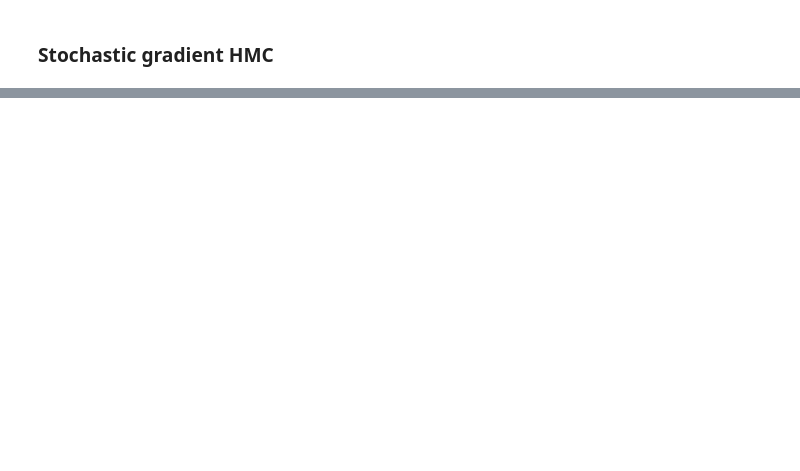
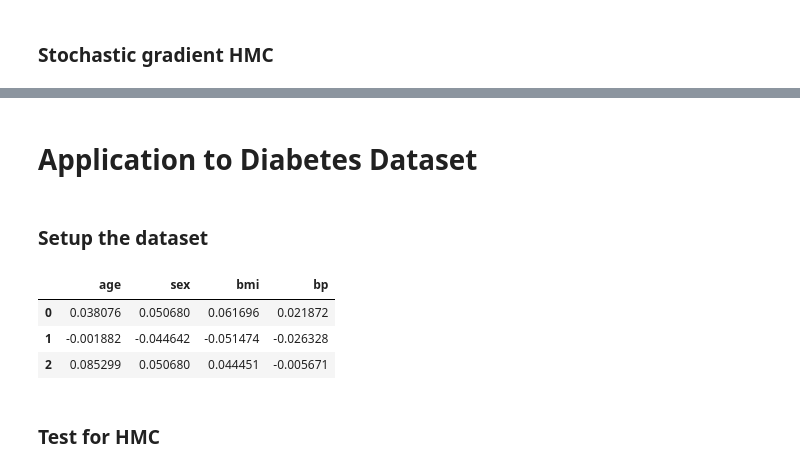
Before and after one commit to ywgej9/STA663-Final-Project, a Jupyter notebook: FinalProject.ipynb, the cells around one changed output, grey strips where cells are left out. Cells and saved outputs as stored; diff of their text form; code cells hidden in the pictures; blank space fills up the shorter version.

```diff
--- a/FinalProject.ipynb
+++ b/FinalProject.ipynb
@@ -223,0 +295,16 @@ def sghmc(theta_0, eps, niter, m, M, U, grad_U，perc, prior, xmodel):
+# %% [markdown]
+# Application to Diabetes Dataset
+# %% [markdown]
+### Setup the dataset
+# %%
+# Load the diabetes dataset
+d = datasets.load_diabetes()
+data = pd.DataFrame(data= np.c_[d['data']],
+                     columns= d['feature_names'])
+data = data.iloc[:, 0:4]
+data.iloc[0:3,:]
+# %% [output]
+|  | age | sex | bmi | bp |
+| 0 | 0.038076 | 0.050680 | 0.061696 | 0.021872 |
+| 1 | -0.001882 | -0.044642 | -0.051474 | -0.026328 |
+| 2 | 0.085299 | 0.050680 | 0.044451 | -0.005671 |
@@ -223,0 +326,2 @@ def sghmc(theta_0, eps, niter, m, M, U, grad_U，perc, prior, xmodel):
+# %% [markdown]
+### Test for HMC
```
Also changed, not shown: parts of 29 cells of this notebook.
